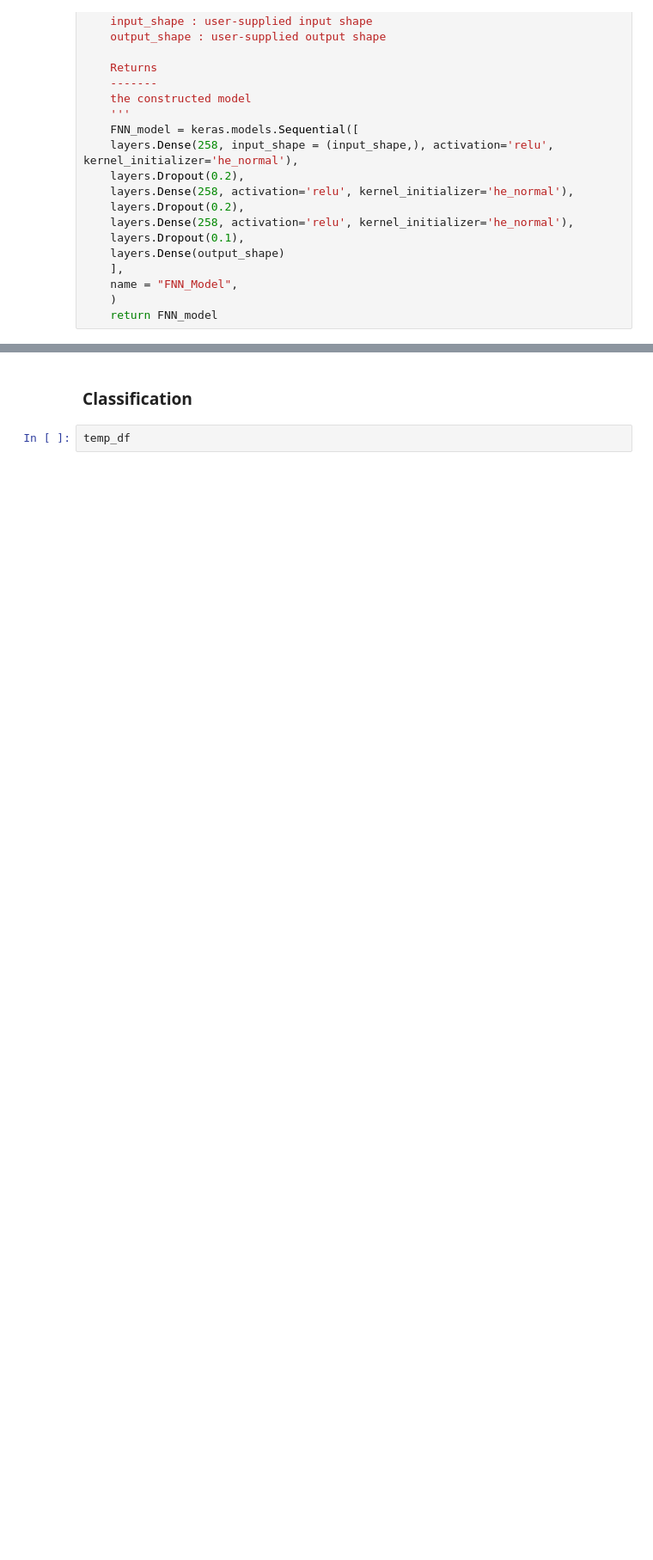
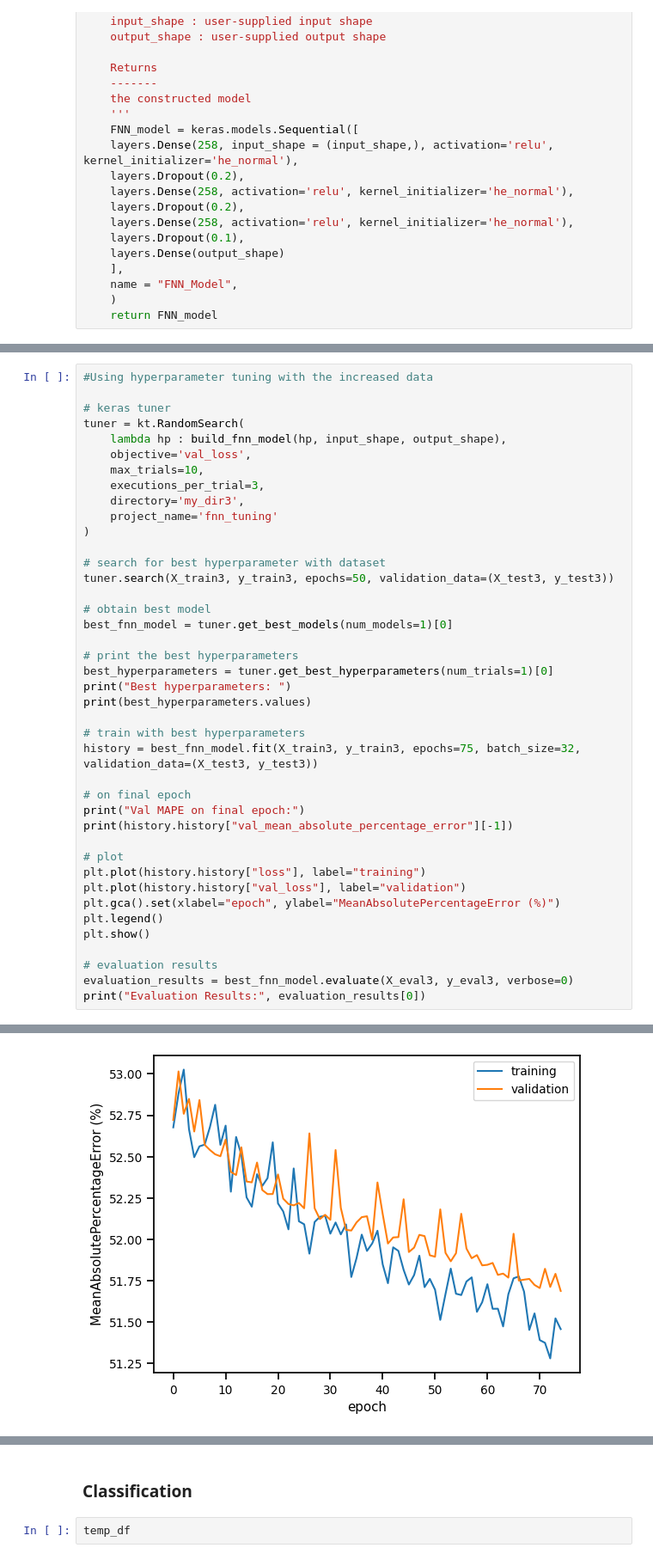
Before and after one commit to rhoyaki/PIC-16B-Final-Project, a Jupyter notebook: Movie Dataframe.ipynb, the cells around one changed output, grey strips where cells are left out. Shown at 86% size. Saved outputs shown, nothing was run; the diff lists cells and outputs as text; blank space fills up the shorter version.

```diff
--- a/Movie Dataframe.ipynb
+++ b/Movie Dataframe.ipynb
@@ -1514,0 +1484,42 @@ Evaluation Results: 53.53342819213867
+# %%
+#Using hyperparameter tuning with the increased data
+
+# keras tuner
+tuner = kt.RandomSearch(
+    lambda hp : build_fnn_model(hp, input_shape, output_shape),
+    objective='val_loss',
+    max_trials=10,
+    executions_per_trial=3,
+    directory='my_dir3',
+    project_name='fnn_tuning'
+)
+
+# search for best hyperparameter with dataset
+tuner.search(X_train3, y_train3, epochs=50, validation_data=(X_test3, y_test3))
+
+# obtain best model
+best_fnn_model = tuner.get_best_models(num_models=1)[0]
+
+# print the best hyperparameters
+best_hyperparameters = tuner.get_best_hyperparameters(num_trials=1)[0]
+print("Best hyperparameters: ")
+print(best_hyperparameters.values)
+
+# train with best hyperparameters
+history = best_fnn_model.fit(X_train3, y_train3, epochs=75, batch_size=32, validation_data=(X_test3, y_test3))
+
+# on final epoch
+print("Val MAPE on final epoch:")
+print(history.history["val_mean_absolute_percentage_error"][-1])
+
+# plot
+plt.plot(history.history["loss"], label="training")
+plt.plot(history.history["val_loss"], label="validation")
+plt.gca().set(xlabel="epoch", ylabel="MeanAbsolutePercentageError (%)")
+plt.legend()
+plt.show()
+
+# evaluation results
+evaluation_results = best_fnn_model.evaluate(X_eval3, y_eval3, verbose=0)
+print("Evaluation Results:", evaluation_results[0])
+# %% [output]
@@ -1514,0 +1551 @@ Evaluation Results: 53.53342819213867
+[figure, added]
```
Also changed, not shown: parts of 42 cells of this notebook.
